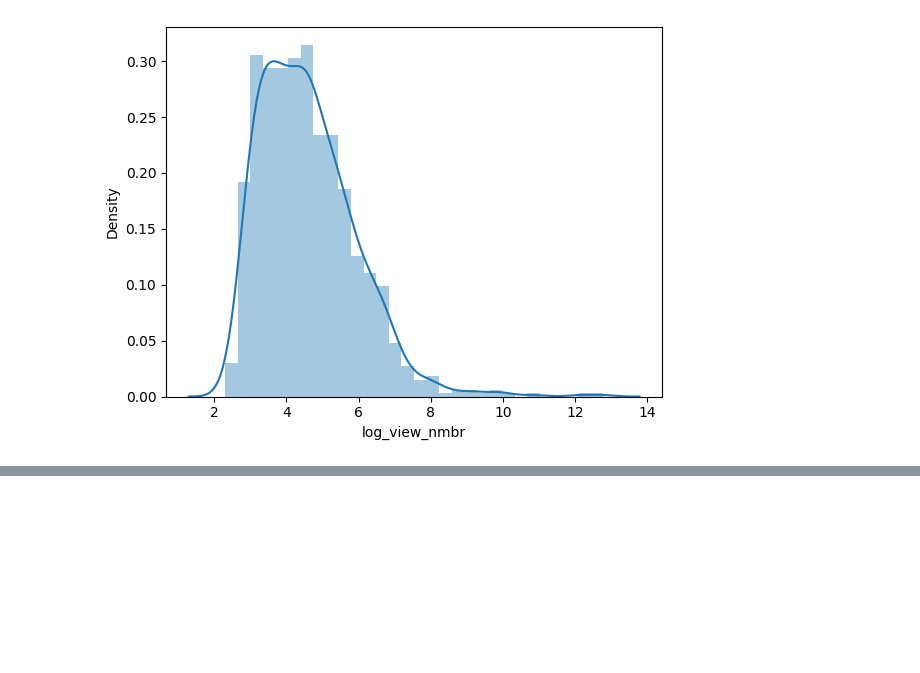
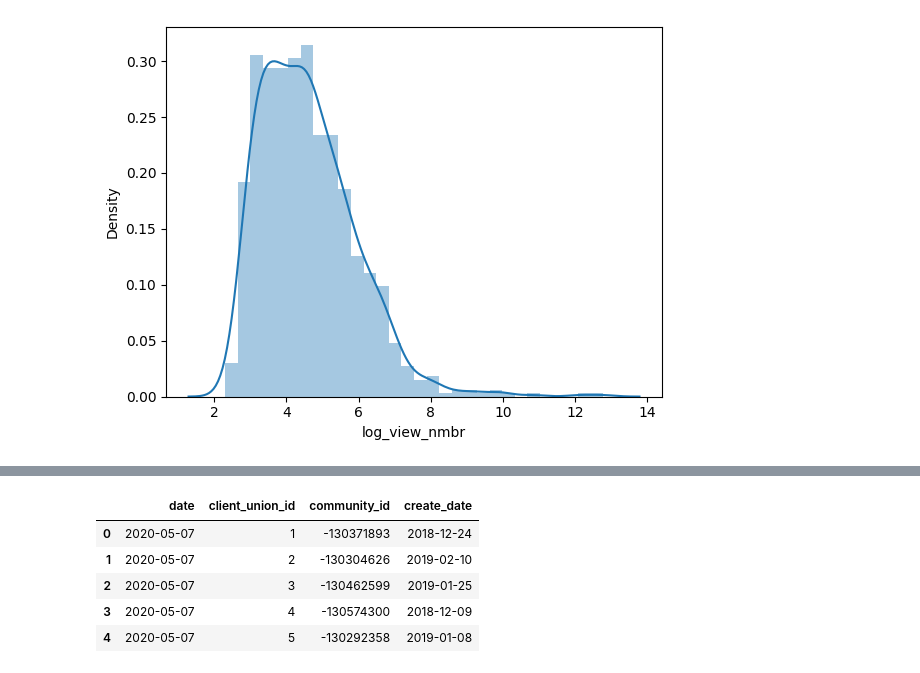
Before and after one commit to Osgil/Mini_project, a Jupyter notebook: advertising analytics.ipynb, the cells around one changed output, grey strips where cells are left out. Saved outputs shown, nothing was run; the diff lists cells and outputs as text; code cells hidden in the pictures; blank space fills up the shorter version.

```diff
--- a/advertising analytics.ipynb
+++ b/advertising analytics.ipynb
@@ -97,0 +138,9 @@ https://gist.github.com/mwaskom/de44147ed2974457ad6372750bbe5751
+# %%
+ads_clients_data.head()
+# %% [output]
+|  | date | client_union_id | community_id | create_date |
+| 0 | 2020-05-07 | 1 | -130371893 | 2018-12-24 |
+| 1 | 2020-05-07 | 2 | -130304626 | 2019-02-10 |
+| 2 | 2020-05-07 | 3 | -130462599 | 2019-01-25 |
+| 3 | 2020-05-07 | 4 | -130574300 | 2018-12-09 |
+| 4 | 2020-05-07 | 5 | -130292358 | 2019-01-08 |
```
Also changed, not shown: parts of 17 cells of this notebook.
